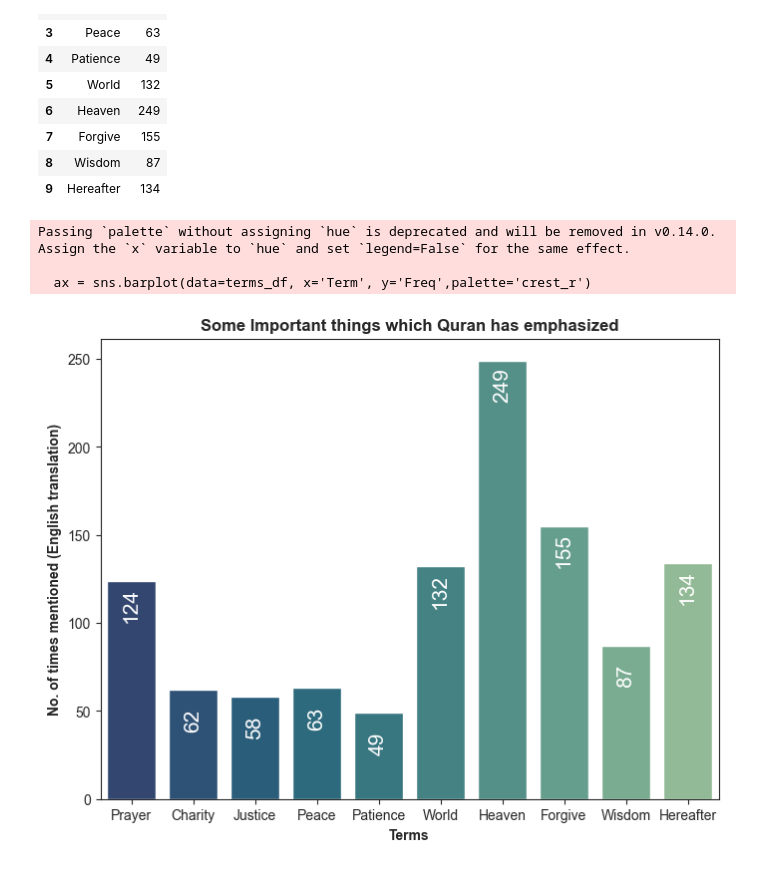
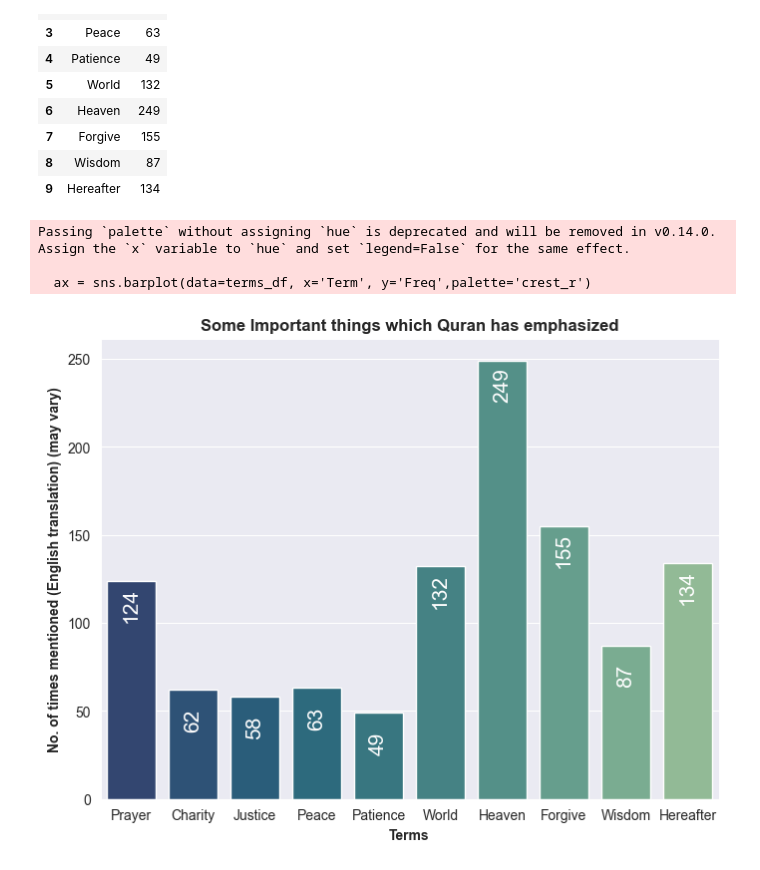
Before and after one commit to ali-bin-kashif/Quran-Dataset-EDA, a Jupyter notebook: quran_analysis.ipynb, the cells around one changed output. Drawn from its saved outputs; the diff is of its cells as text; code cells hidden in the pictures.

Commit message:
'Visuals added'

```diff
--- a/quran_analysis.ipynb
+++ b/quran_analysis.ipynb
@@ -376,22 +355,22 @@ terms_df
 # %%
 # Plotting the graph
 plt.figure(figsize=(8,6))
-sns.set_style('ticks')
+sns.set_style('darkgrid')
 ax = sns.barplot(data=terms_df, x='Term', y='Freq',palette='crest_r')
 
 for container in ax.containers:
     ax.bar_label(container, size=15, padding=-30, color='white', rotation=90)
 
 ax.set_title("Some Important things which Quran has emphasized", fontweight='bold', fontsize=12)
-ax.set_ylabel("No. of times mentioned (English translation)", fontweight='bold')
+ax.set_ylabel("No. of times mentioned (English translation) (may vary)", fontweight='bold')
 ax.set_xlabel("Terms", fontweight='bold')
 
 plt.show()
 # %% [output]
 Passing `palette` without assigning `hue` is deprecated and will be removed in v0.14.0. Assign the `x` variable to `hue` and set `legend=False` for the same effect.
 
   ax = sns.barplot(data=terms_df, x='Term', y='Freq',palette='crest_r')
-[figure, old version]
+[figure, new version]
 # %%
 terms_list = ['injustice', 'oppress', 'adultery', 'hell', 'satan', 'wrongdoing', 'resurrection', 'hypocrite', 'liar', 'greed']
 
```
Also changed, not shown: parts of 4 cells of this notebook.
